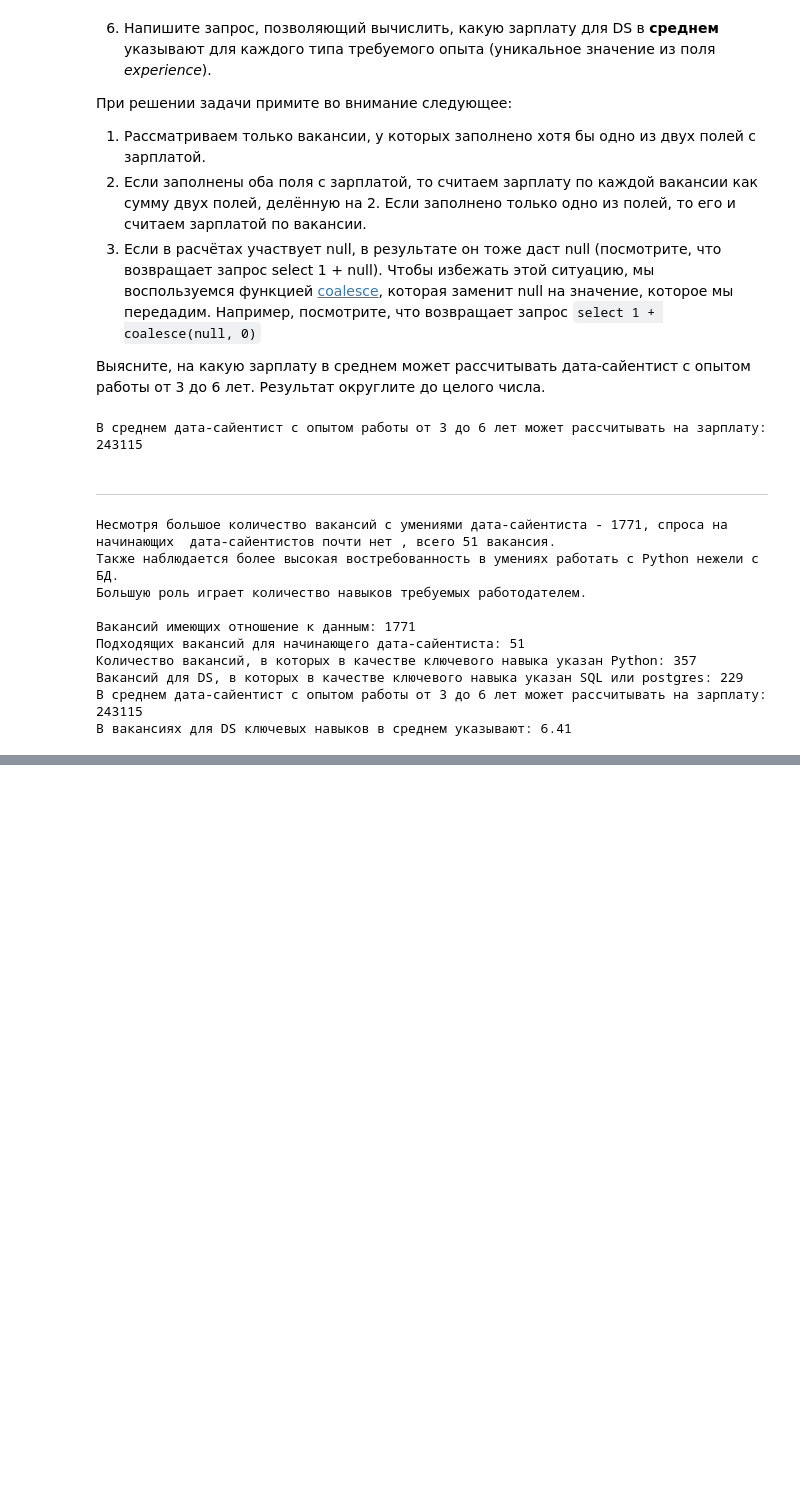
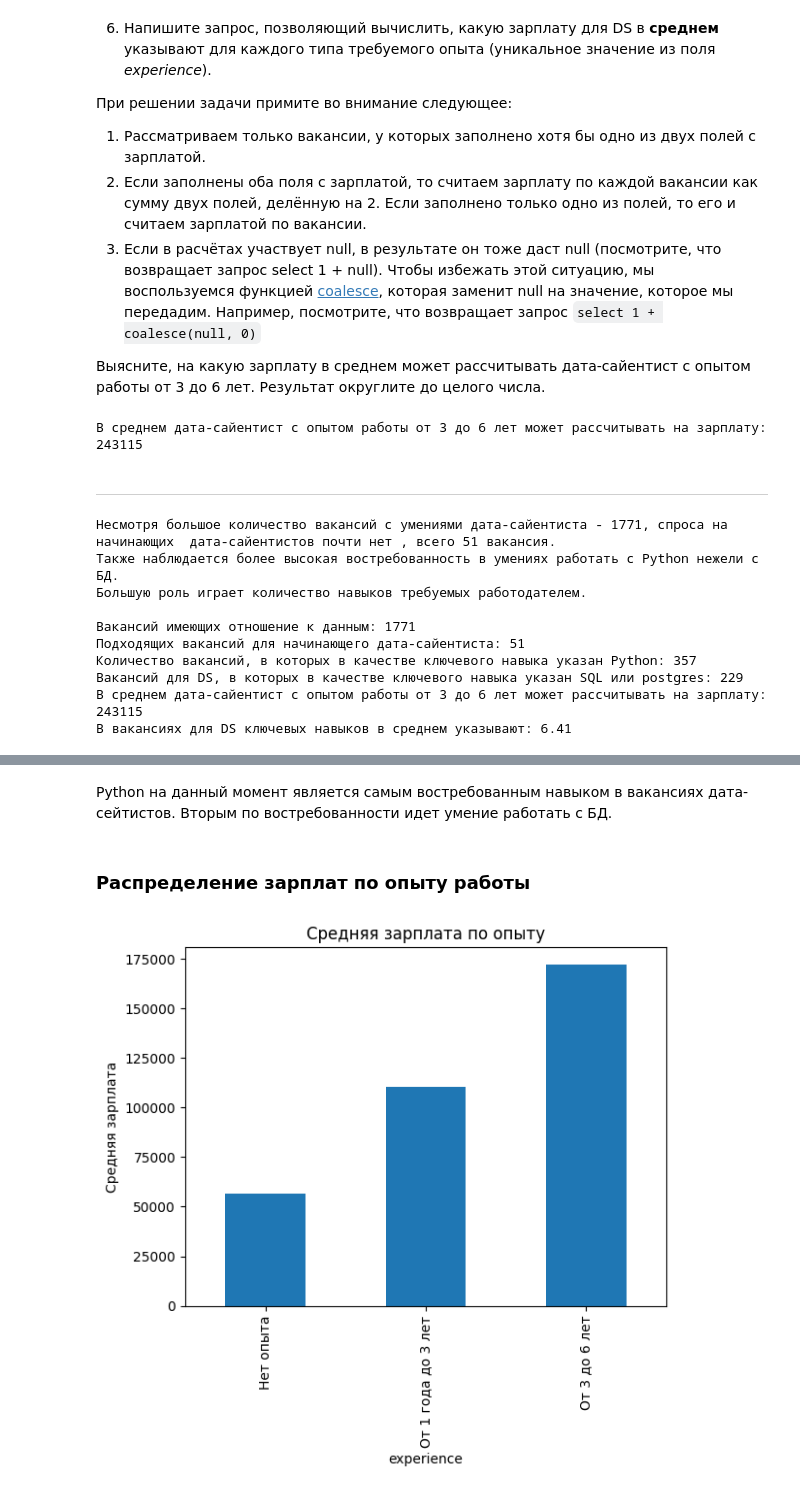
Before and after one commit to VladimirShumilin/PROJECT-2, a Jupyter notebook: Project_2_Ноутбук_шаблон.ipynb, the cells around one changed output, grey strips where cells are left out. Drawn from its saved outputs; the diff is of its cells as text; code cells hidden in the pictures; blank space fills up the shorter version.

```diff
--- a/Project_2_Ноутбук_шаблон.ipynb
+++ b/Project_2_Ноутбук_шаблон.ipynb
@@ -711,0 +747,20 @@ print(f"В вакансиях для DS ключевых навыков в ср
+# %% [markdown]
+ Python на данный момент является самым востребованным навыком в вакансиях дата-сейтистов. Вторым по востребованности идет умение работать с БД.
+# %% [markdown]
+### Распределение зарплат по опыту работы
+# %%
+# Заполнение NaN значением 0 в колонках зарплаты для корректных расчетов
+df['salary_from'] = df['salary_from'].fillna(0)
+df['salary_to'] = df['salary_to'].fillna(0)
+
+# Средняя зарплата
+df['average_salary'] = (df['salary_from'] + df['salary_to']) / 2
+
+# Группировка данных по опыту и расчет средней зарплаты
+avg_salary_by_experience = df.groupby('experience')['average_salary'].mean()
+
+
+avg_salary_by_experience.plot(kind='bar', title='Средняя зарплата по опыту', ylabel='Средняя зарплата')
+plt.show()
+# %% [output]
+[figure, added]
```
Also changed, not shown: parts of 10 cells of this notebook.
